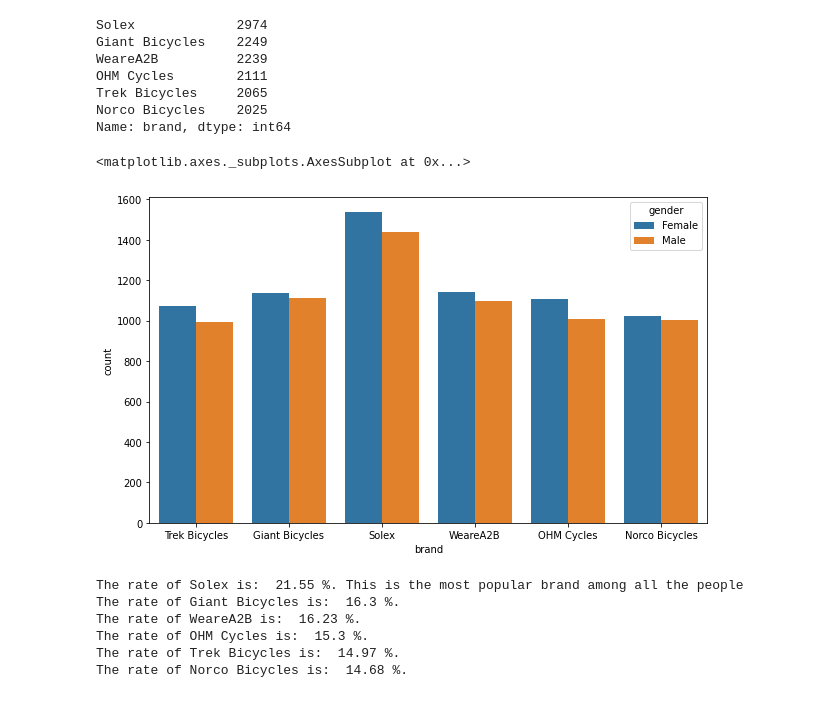
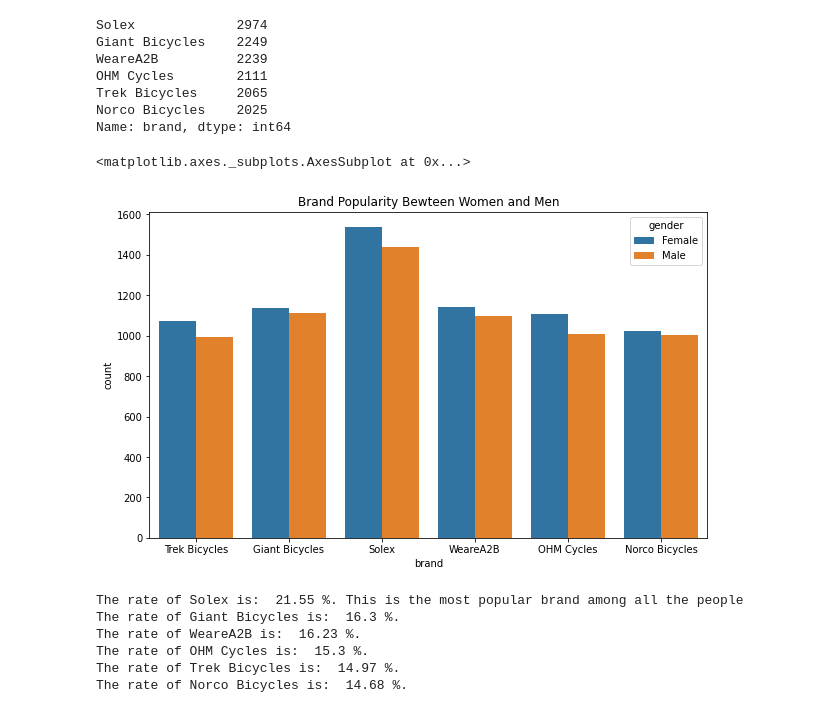
Before and after one commit to Dennieeeee/KPMG-Customer-Analytics-Project, a Jupyter notebook: KPMG_new_data.ipynb, the cells around one changed output. Drawn from its saved outputs; the diff is of its cells as text; code cells hidden in the pictures.

```diff
--- a/KPMG_new_data.ipynb
+++ b/KPMG_new_data.ipynb
@@ -338,10 +338,11 @@ trek_bicycles = df1[df1.brand == 'Trek Bicycles']
 norco_bicycles = df1[df1.brand == 'Norco Bicycles']
 # %%
 plt.figure(figsize=(10,6))
+plt.title('Brand Popularity Bewteen Women and Men')
 sns.countplot(x='brand',hue='gender',data=df1)
 # %% [output]
 <matplotlib.axes._subplots.AxesSubplot at 0x...>
-[figure, old version]
+[figure, new version]
 # %%
 print ('The rate of Solex is: ', round((len(solex)/len(df1))*100,2), '%. This is the most popular brand among all the people')
 print ('The rate of Giant Bicycles is: ', round(len(giant_bicycles)/len(df1)*100,2), '%.')
```
Also changed, not shown: parts of 1 cell of this notebook.
